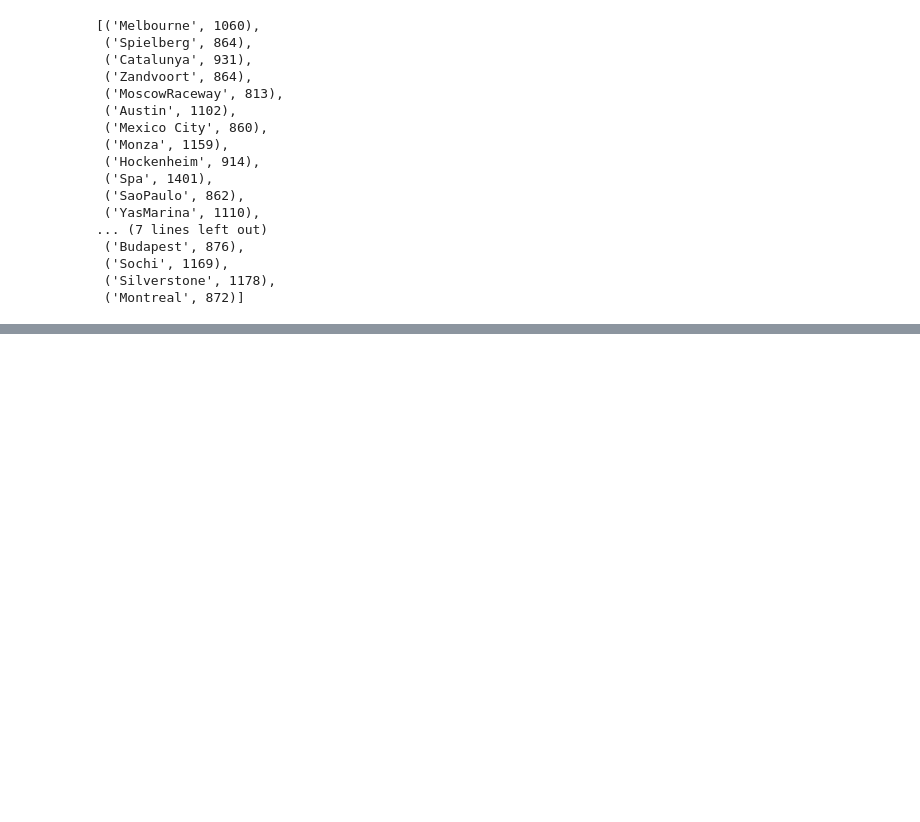
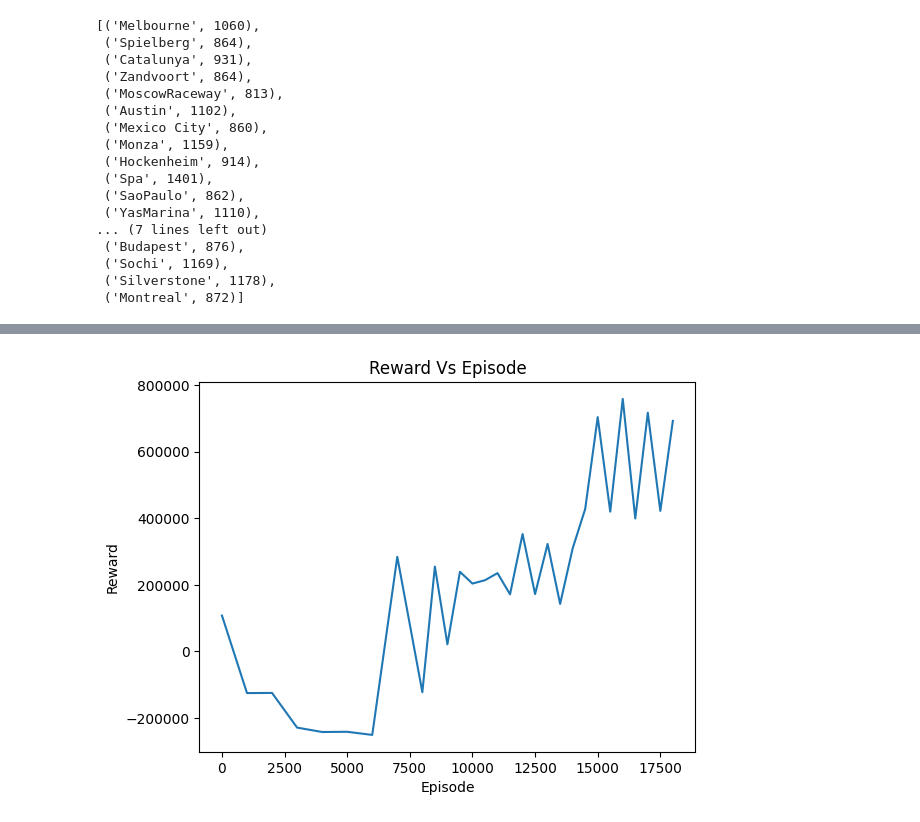
Before and after one commit to Potladurthy-Sai-Praneeth/f1_tenth, a Jupyter notebook: SARSA_3D_weights.ipynb, the cells around one changed output, grey strips where cells are left out. Saved outputs shown, nothing was run; the diff lists cells and outputs as text; code cells hidden in the pictures; blank space fills up the shorter version.

Commit message:
graphs

```diff
--- a/SARSA_3D_weights.ipynb
+++ b/SARSA_3D_weights.ipynb
@@ -438,0 +440,11 @@ Collision: 18000, Time: 675.1477286815643, Reward: 692325.1604977397
+# %%
+reward = np.load('/workspaces/f1_tenth/Weights/Melbourne/rewards.npy')
+times = np.load('/workspaces/f1_tenth/Weights/Melbourne/times.npy')
+# %%
+path = '/workspaces/f1_tenth/Weights/Melbourne'
+episode_num=[0]
+for file in os.listdir(path):
+    if file.startswith('weights'):
+        episode_num.append(int(file.split('_')[1].split('.')[0]))
+
+episode_num = sorted(episode_num)
@@ -438,0 +464,8 @@ Collision: 18000, Time: 675.1477286815643, Reward: 692325.1604977397
+# %%
+plt.plot(episode_num,reward[1:])
+plt.title('Reward Vs Episode')
+plt.xlabel('Episode')
+plt.ylabel('Reward')
+plt.show()
+# %% [output]
+[figure, added]
```
Also changed, not shown: parts of 4 cells of this notebook.
